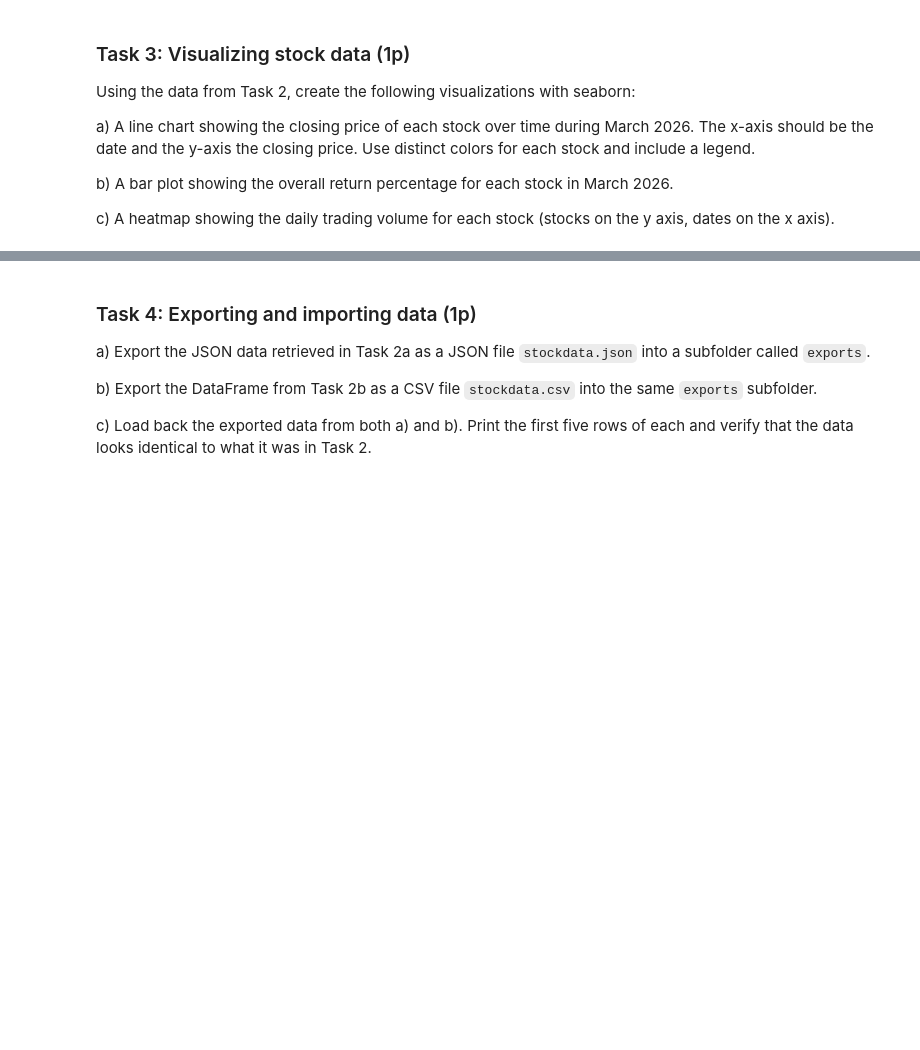
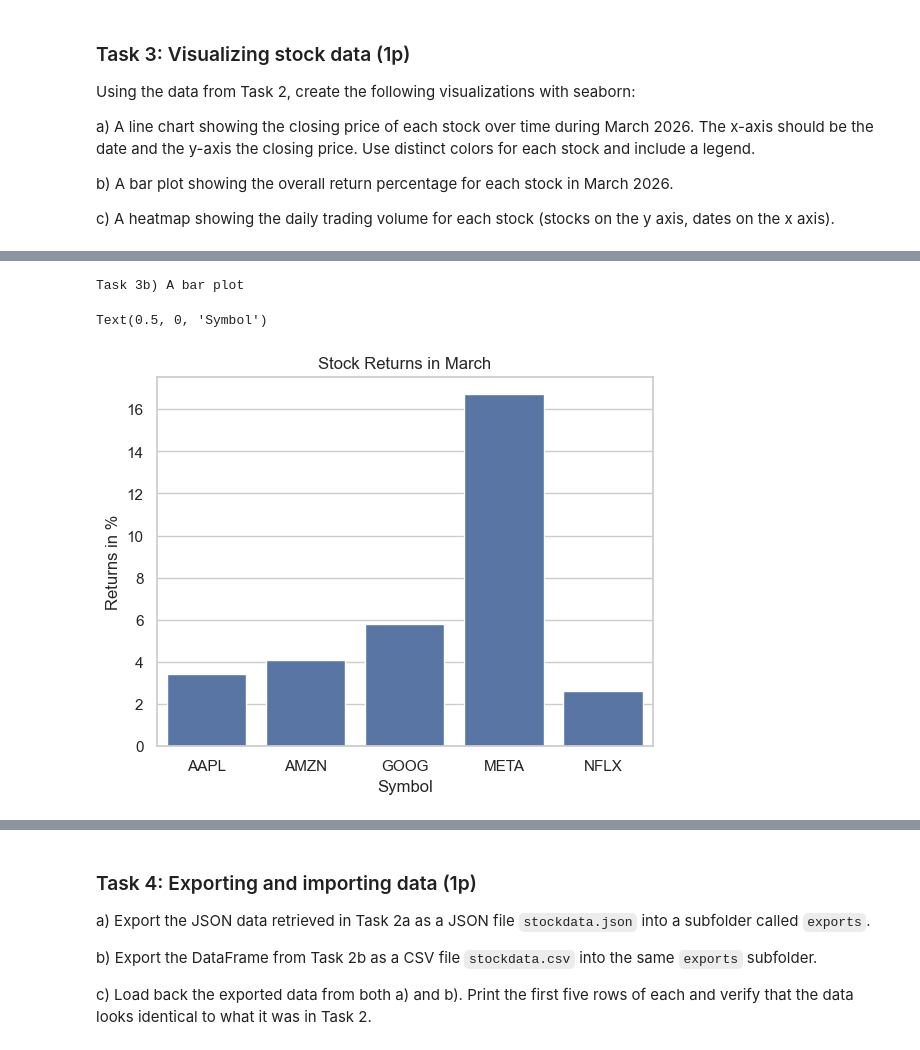
Before and after one commit to Tuandinh-projects/Python2026, a Jupyter notebook: assignment/assignment2/assignment2.ipynb, the cells around one changed output, grey strips where cells are left out. Drawn from its saved outputs; the diff is of its cells as text; code cells hidden in the pictures; blank space fills up the shorter version.

```diff
--- a/assignment/assignment2/assignment2.ipynb
+++ b/assignment/assignment2/assignment2.ipynb
@@ -101,0 +161,12 @@ Hint: The API documentation helps on how to use it, but also using AI is recomme
+# %%
+print("Task 2c)")
+print("compute the return for each stock")
+# calculate the return percentage for each stock over the month
+first_close = df_close_summary = df.groupby("symbol")["close"].first()
+last_close = df_close_summary = df.groupby("symbol")["close"].last()
+
+# compute the return for each stock
+march_return = (last_close - first_close)/first_close * 100
+df_returns = march_return.reset_index(name="return_percentage")
+
+display(df_returns)
@@ -111,0 +240,11 @@ c) A heatmap showing the daily trading volume for each stock (stocks on the y ax
+# %%
+print("Task 3b) A bar plot")
+
+sns.barplot(data=df_returns, x="symbol", y="return_percentage")
+plt.title("Stock Returns in March")
+plt.ylabel("Returns in %")
+plt.xlabel("Symbol")
+# %% [output]
+Task 3b) A bar plot
+Text(0.5, 0, 'Symbol')
+[figure, added]
```
Also changed, not shown: parts of 8 cells of this notebook, 4 other files.
